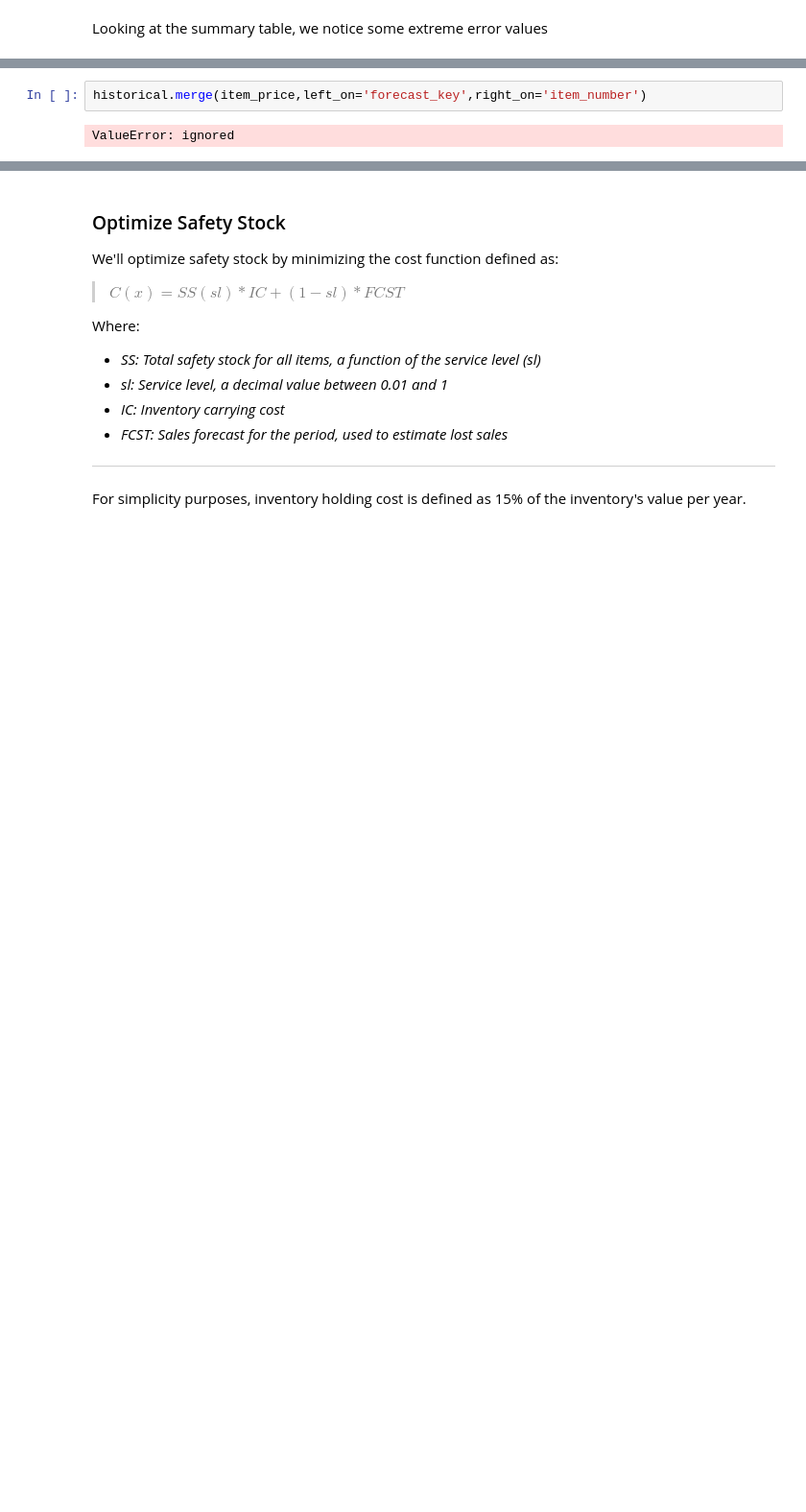
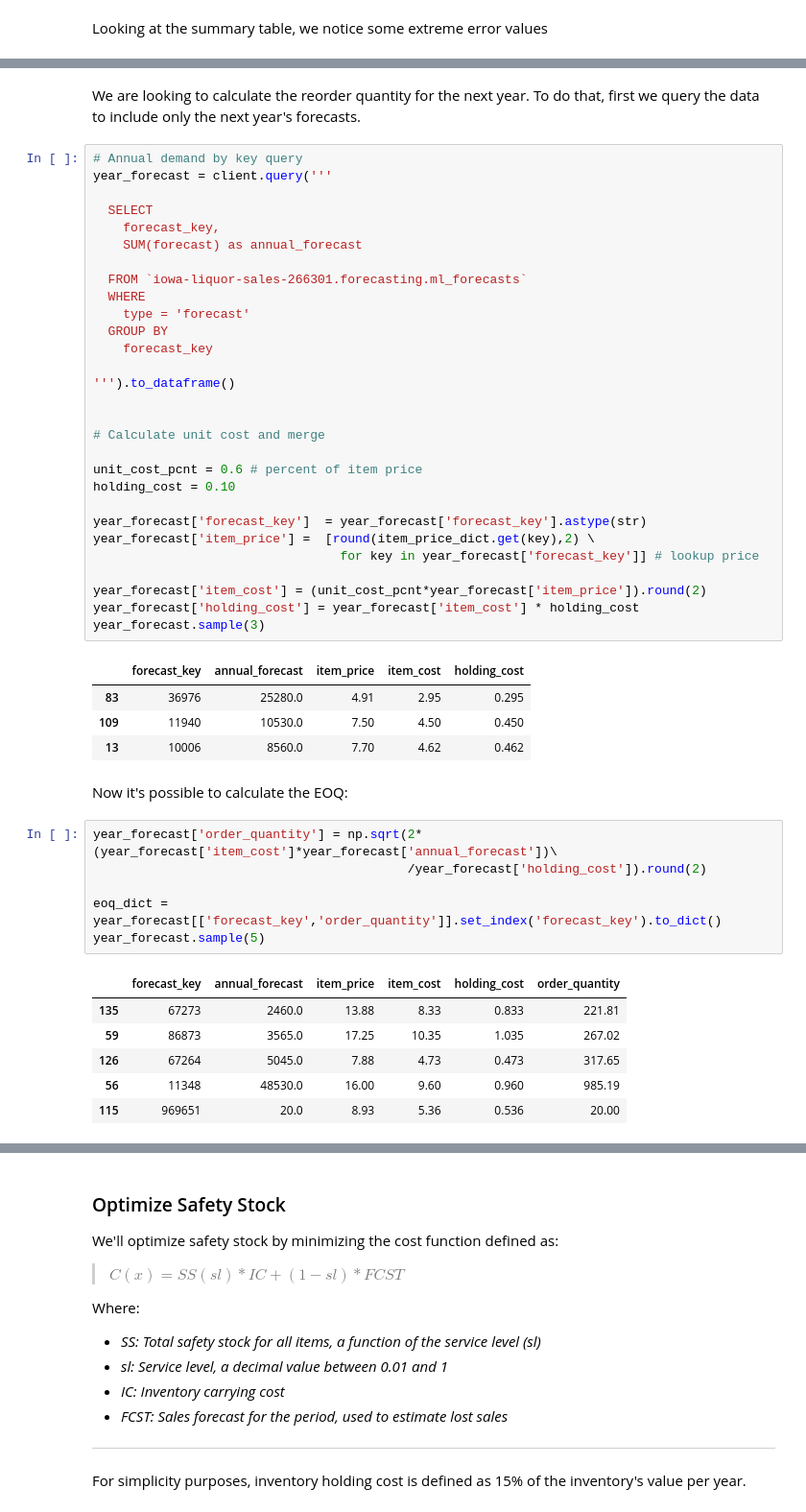
Before and after one commit to vjacobsen/Liquor-Sales-Inventory-Forecast, a Jupyter notebook: Liquor_Safety_Stock.ipynb, the cells around one changed output, grey strips where cells are left out. Shown at 96% size. Cells and saved outputs as stored; diff of their text form; blank space fills up the shorter version.

```diff
--- a/Liquor_Safety_Stock.ipynb
+++ b/Liquor_Safety_Stock.ipynb
@@ -191,4 +196,51 @@ item_price.sample(5)
-# %%
-historical.merge(item_price,left_on='forecast_key',right_on='item_number')
-# %% [output]
-ValueError: ignored
+# %% [markdown]
+We are looking to calculate the reorder quantity for the next year. To do that, first we query the data to include only the next year's forecasts.
+# %%
+# Annual demand by key query
+year_forecast = client.query('''
+
+  SELECT
+    forecast_key,
+    SUM(forecast) as annual_forecast
+
+  FROM `iowa-liquor-sales-266301.forecasting.ml_forecasts`
+  WHERE
+    type = 'forecast'
+  GROUP BY
+    forecast_key
+
+''').to_dataframe()
+
+
+# Calculate unit cost and merge
+
+unit_cost_pcnt = 0.6 # percent of item price
+holding_cost = 0.10
+
+year_forecast['forecast_key']  = year_forecast['forecast_key'].astype(str)
+year_forecast['item_price'] =  [round(item_price_dict.get(key),2) \
+                                 for key in year_forecast['forecast_key']] # lookup price
+
+year_forecast['item_cost'] = (unit_cost_pcnt*year_forecast['item_price']).round(2)
+year_forecast['holding_cost'] = year_forecast['item_cost'] * holding_cost
+year_forecast.sample(3)
+# %% [output]
+|  | forecast_key | annual_forecast | item_price | item_cost | holding_cost |
+| 83 | 36976 | 25280.0 | 4.91 | 2.95 | 0.295 |
+| 109 | 11940 | 10530.0 | 7.50 | 4.50 | 0.450 |
+| 13 | 10006 | 8560.0 | 7.70 | 4.62 | 0.462 |
+# %% [markdown]
+Now it's possible to calculate the EOQ:
+# %%
+year_forecast['order_quantity'] = np.sqrt(2*(year_forecast['item_cost']*year_forecast['annual_forecast'])\
+                                          /year_forecast['holding_cost']).round(2)
+
+eoq_dict = year_forecast[['forecast_key','order_quantity']].set_index('forecast_key').to_dict()
+year_forecast.sample(5)
+# %% [output]
+|  | forecast_key | annual_forecast | item_price | item_cost | holding_cost | order_quantity |
+| 135 | 67273 | 2460.0 | 13.88 | 8.33 | 0.833 | 221.81 |
+| 59 | 86873 | 3565.0 | 17.25 | 10.35 | 1.035 | 267.02 |
+| 126 | 67264 | 5045.0 | 7.88 | 4.73 | 0.473 | 317.65 |
+| 56 | 11348 | 48530.0 | 16.00 | 9.60 | 0.960 | 985.19 |
+| 115 | 969651 | 20.0 | 8.93 | 5.36 | 0.536 | 20.00 |
```
Also changed, not shown: parts of 13 cells of this notebook.
